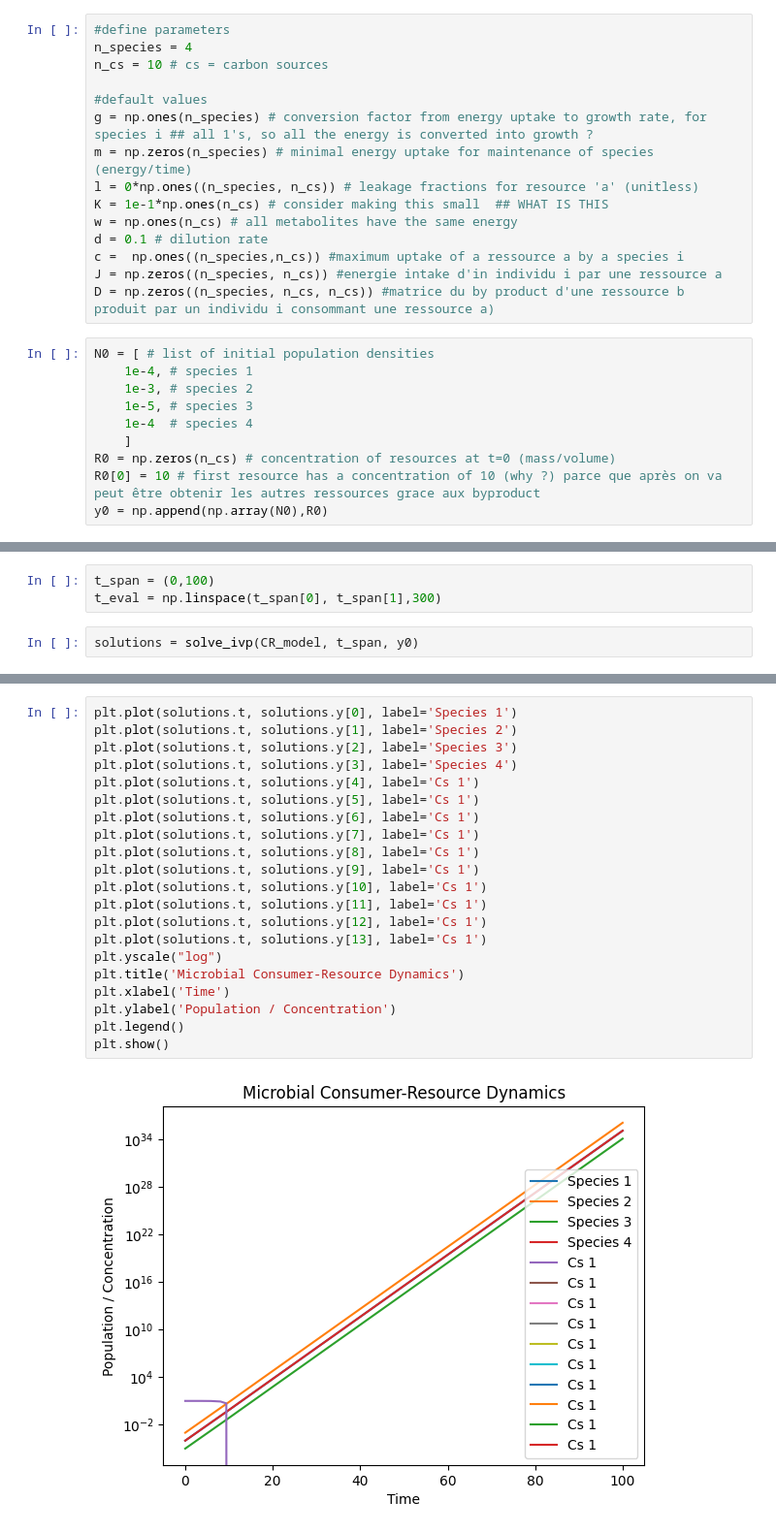
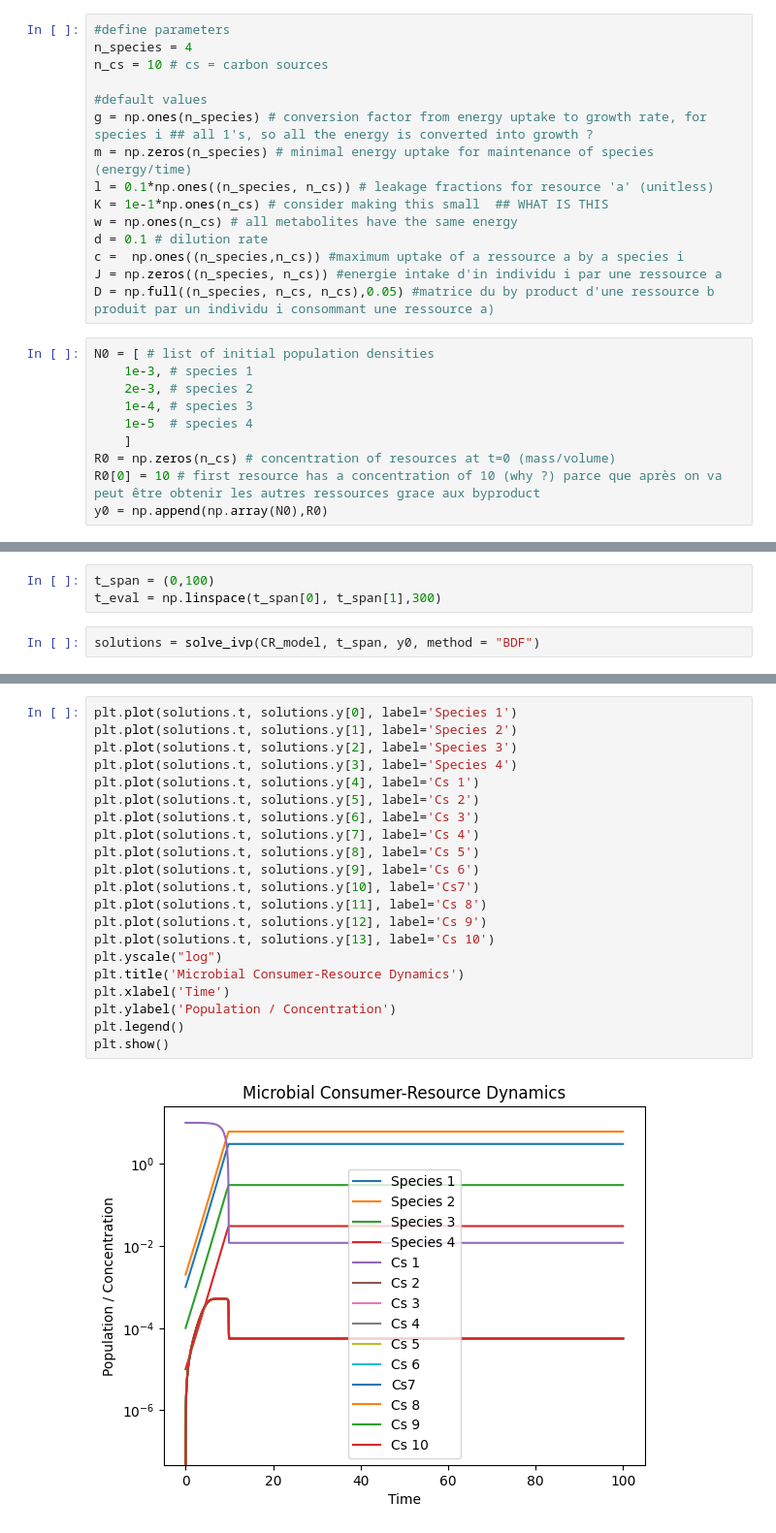
Before and after one commit to GiveMe1Coffee/m6-consumer-resource-model, a Jupyter notebook: M6_project.ipynb, the cells around one changed output, grey strips where cells are left out. Shown at 97% size. Drawn from its saved outputs; the diff is of its cells as text.

```diff
--- a/M6_project.ipynb
+++ b/M6_project.ipynb
@@ -13,19 +13,19 @@ n_cs = 10 # cs = carbon sources
 #default values
 g = np.ones(n_species) # conversion factor from energy uptake to growth rate, for species i ## all 1's, so all the energy is converted into growth ?
 m = np.zeros(n_species) # minimal energy uptake for maintenance of species (energy/time)
-l = 0*np.ones((n_species, n_cs)) # leakage fractions for resource 'a' (unitless)
+l = 0.1*np.ones((n_species, n_cs)) # leakage fractions for resource 'a' (unitless)
 K = 1e-1*np.ones(n_cs) # consider making this small  ## WHAT IS THIS
 w = np.ones(n_cs) # all metabolites have the same energy
 d = 0.1 # dilution rate
 c =  np.ones((n_species,n_cs)) #maximum uptake of a ressource a by a species i
 J = np.zeros((n_species, n_cs)) #energie intake d'in individu i par une ressource a
-D = np.zeros((n_species, n_cs, n_cs)) #matrice du by product d'une ressource b produit par un individu i consommant une ressource a)
+D = np.full((n_species, n_cs, n_cs),0.05) #matrice du by product d'une ressource b produit par un individu i consommant une ressource a)
 # %%
 N0 = [ # list of initial population densities
-    1e-4, # species 1
-    1e-3, # species 2
-    1e-5, # species 3
-    1e-4  # species 4
+    1e-3, # species 1
+    2e-3, # species 2
+    1e-4, # species 3
+    1e-5  # species 4
     ]
 R0 = np.zeros(n_cs) # concentration of resources at t=0 (mass/volume)
 R0[0] = 10 # first resource has a concentration of 10 (why ?) parce que après on va peut être obtenir les autres ressources grace aux byproduct
@@ -90,4 +84,4 @@ def CR_model(t, y):
 t_span = (0,100)
 t_eval = np.linspace(t_span[0], t_span[1],300)
 # %%
-solutions = solve_ivp(CR_model, t_span, y0)
+solutions = solve_ivp(CR_model, t_span, y0, method = "BDF")
@@ -102,23 +88,23 @@ np.sum(solutions.y[5:])
 # %%
 plt.plot(solutions.t, solutions.y[0], label='Species 1')
 plt.plot(solutions.t, solutions.y[1], label='Species 2')
 plt.plot(solutions.t, solutions.y[2], label='Species 3')
 plt.plot(solutions.t, solutions.y[3], label='Species 4')
 plt.plot(solutions.t, solutions.y[4], label='Cs 1')
-plt.plot(solutions.t, solutions.y[5], label='Cs 1')
-plt.plot(solutions.t, solutions.y[6], label='Cs 1')
-plt.plot(solutions.t, solutions.y[7], label='Cs 1')
-plt.plot(solutions.t, solutions.y[8], label='Cs 1')
-plt.plot(solutions.t, solutions.y[9], label='Cs 1')
-plt.plot(solutions.t, solutions.y[10], label='Cs 1')
-plt.plot(solutions.t, solutions.y[11], label='Cs 1')
-plt.plot(solutions.t, solutions.y[12], label='Cs 1')
-plt.plot(solutions.t, solutions.y[13], label='Cs 1')
+plt.plot(solutions.t, solutions.y[5], label='Cs 2')
+plt.plot(solutions.t, solutions.y[6], label='Cs 3')
+plt.plot(solutions.t, solutions.y[7], label='Cs 4')
+plt.plot(solutions.t, solutions.y[8], label='Cs 5')
+plt.plot(solutions.t, solutions.y[9], label='Cs 6')
+plt.plot(solutions.t, solutions.y[10], label='Cs7')
+plt.plot(solutions.t, solutions.y[11], label='Cs 8')
+plt.plot(solutions.t, solutions.y[12], label='Cs 9')
+plt.plot(solutions.t, solutions.y[13], label='Cs 10')
 plt.yscale("log")
 plt.title('Microbial Consumer-Resource Dynamics')
 plt.xlabel('Time')
 plt.ylabel('Population / Concentration')
 plt.legend()
 plt.show()
 # %% [output]
-[figure, old version]
+[figure, new version]
```
Also changed, not shown: parts of 3 cells of this notebook.
